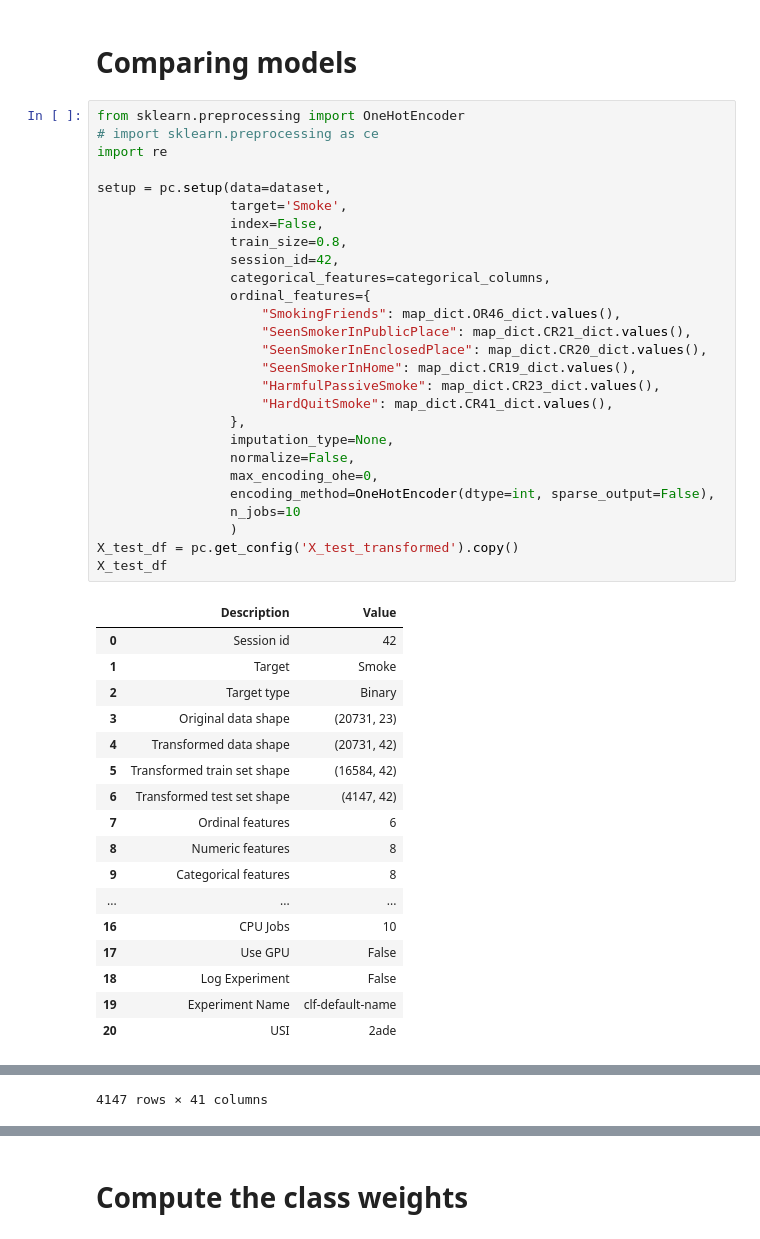
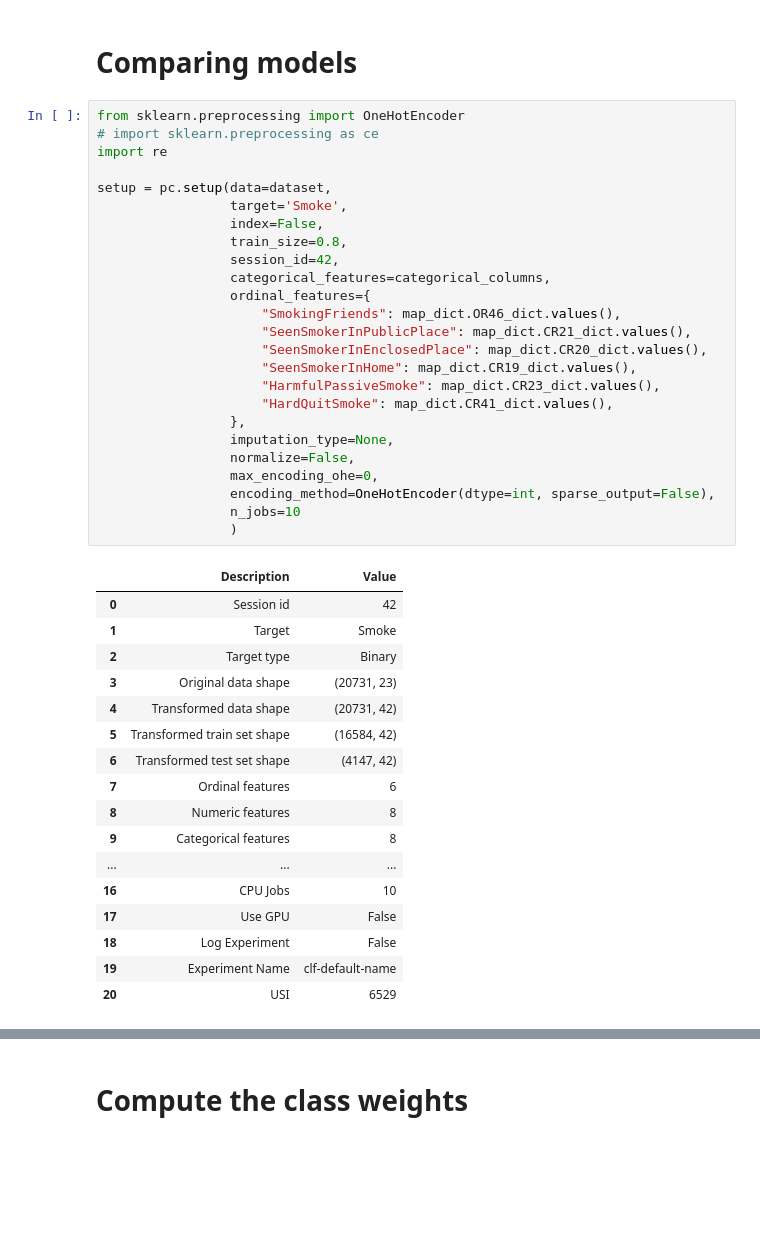
Before and after one commit to frazah/tobacco-analysis, a Jupyter notebook: src/notebooks/predictive_model.ipynb, the cells around one changed output, grey strips where cells are left out. Cells and saved outputs as stored; diff of their text form; blank space fills up the shorter version.

```diff
--- a/src/notebooks/predictive_model.ipynb
+++ b/src/notebooks/predictive_model.ipynb
@@ -57,33 +57,31 @@ setup = pc.setup(data=dataset,
                      "SmokingFriends": map_dict.OR46_dict.values(),
                      "SeenSmokerInPublicPlace": map_dict.CR21_dict.values(),
                      "SeenSmokerInEnclosedPlace": map_dict.CR20_dict.values(),
                      "SeenSmokerInHome": map_dict.CR19_dict.values(),
                      "HarmfulPassiveSmoke": map_dict.CR23_dict.values(),
                      "HardQuitSmoke": map_dict.CR41_dict.values(),
                  },
                  imputation_type=None,
                  normalize=False,
                  max_encoding_ohe=0,
                  encoding_method=OneHotEncoder(dtype=int, sparse_output=False),
                  n_jobs=10
                  )
-X_test_df = pc.get_config('X_test_transformed').copy()
-X_test_df
 # %% [output]
 |  | Description | Value |
 | 0 | Session id | 42 |
 | 1 | Target | Smoke |
 | 2 | Target type | Binary |
 | 3 | Original data shape | (20731, 23) |
 | 4 | Transformed data shape | (20731, 42) |
 | 5 | Transformed train set shape | (16584, 42) |
 | 6 | Transformed test set shape | (4147, 42) |
 | 7 | Ordinal features | 6 |
 | 8 | Numeric features | 8 |
 | 9 | Categorical features | 8 |
 | ... | ... | ... |
 | 16 | CPU Jobs | 10 |
 | 17 | Use GPU | False |
 | 18 | Log Experiment | False |
 | 19 | Experiment Name | clf-default-name |
-| 20 | USI | 2ade |
+| 20 | USI | 6529 |
@@ -102 +87,0 @@ X_test_df
-4147 rows × 41 columns
```
Also changed, not shown: parts of 15 cells of this notebook, 5 other files.
